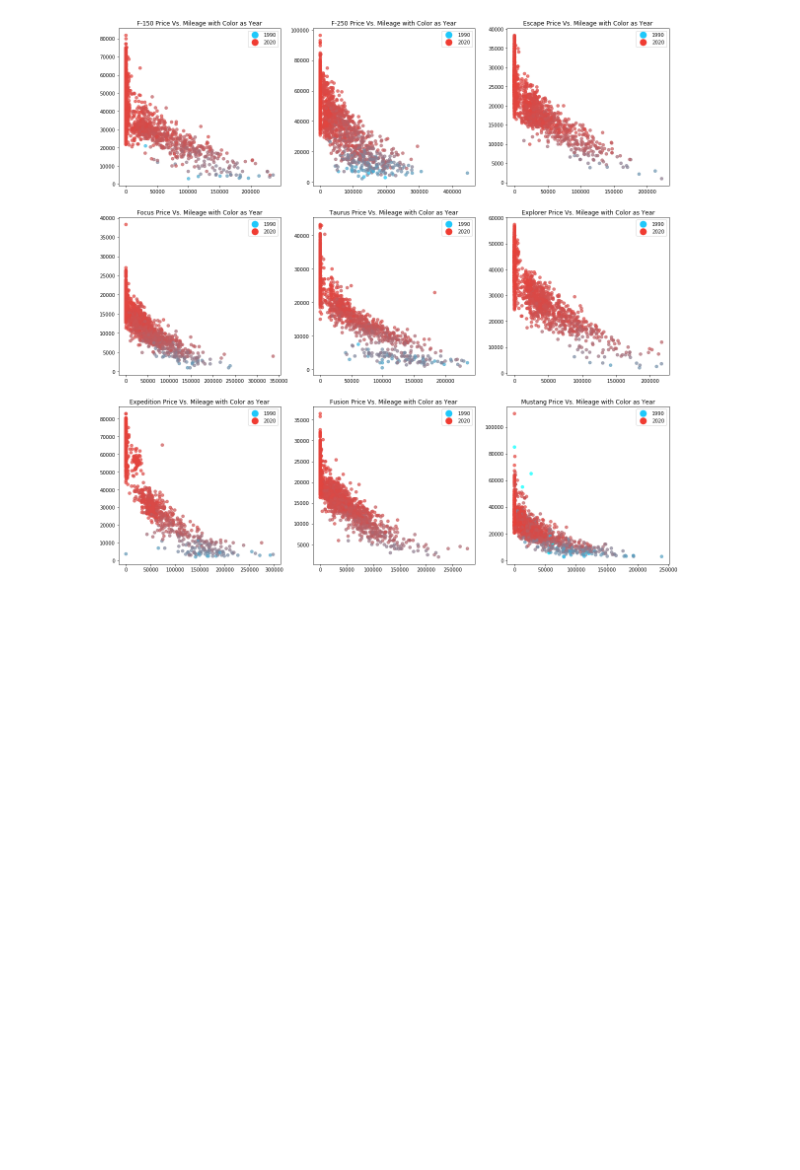
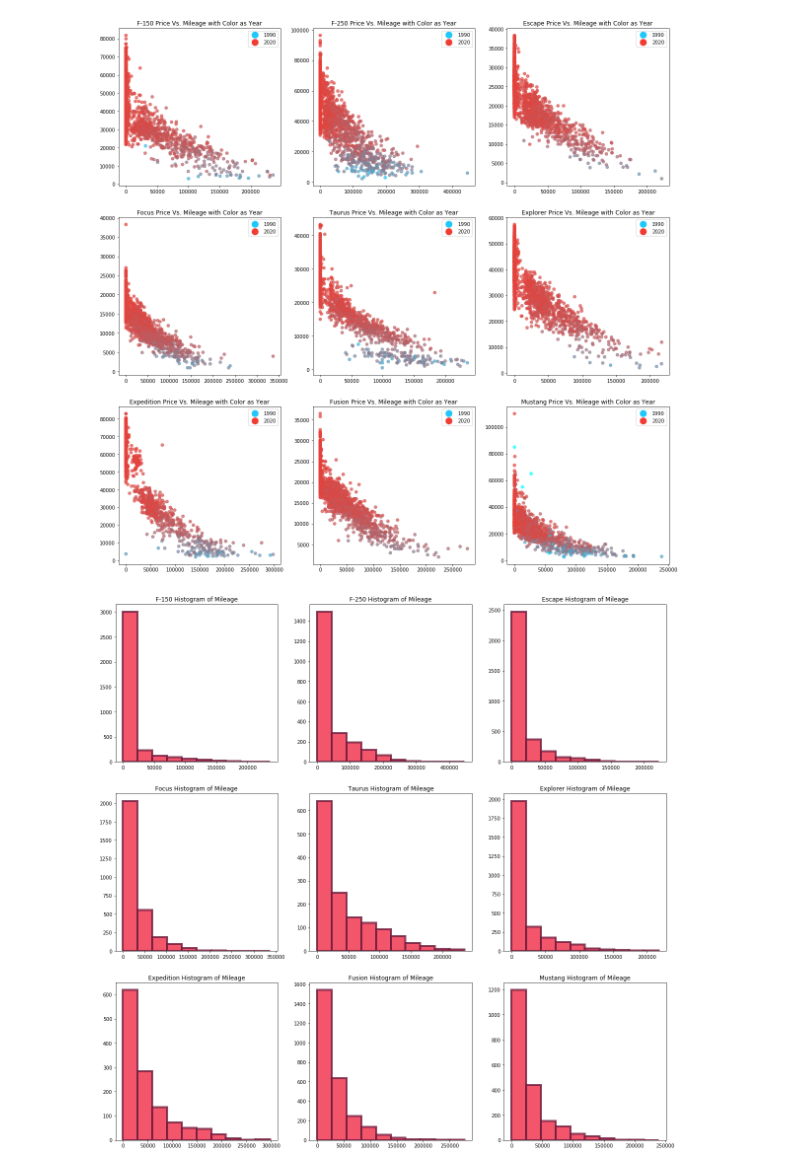
Before and after one commit to JosephNaberhaus/Ford-Cars-In-Iowa-Data-Science, a Jupyter notebook: CarDataVisualization.ipynb, the cells around one changed output. Saved outputs shown, nothing was run; the diff lists cells and outputs as text; code cells hidden in the pictures; blank space fills up the shorter version.

Commit message:
Model exploration added

```diff
--- a/CarDataVisualization.ipynb
+++ b/CarDataVisualization.ipynb
@@ -49,6 +49,7 @@ array(['C-Max Hybrid', 'Ranger', 'F-150', 'Transit-250', 'Escape',
 popularModels = ['F-150', 'F-250', 'Escape', 'Focus', 'Taurus', 'Explorer', 'Expedition', 'Fusion', 'Mustang']
 popularModels_Df = {key: df[df['modelName'] == key] for key in popularModels}
 # %%
+# Plot Price Vs. Mileage trend to explore the general correlation between these variables
 fig = plt.figure(figsize=(20,20))
 
 i = 1
@@ -74,8 +75,26 @@ for modelName, model_df in popularModels_Df.items():
 
     plt.scatter(x=model_df['miles'], y=model_df['price'], color=colors, alpha=0.7)
 
+    # Plot line of best fit
+    plt.plot(np.unique(), np.poly1d(np.polyfit(x, y, 1))(np.unique(x)))
+
     i += 1
 
 plt.show()
 # %% [output]
 [figure]
+# %%
+# Plot the hist map to check how skewed are data is
+fig = plt.figure(figsize=(20,20))
+
+i = 1
+for modelName, model_df in popularModels_Df.items():
+    ax = plt.subplot(3, 3, i)
+
+    title = modelName + " Histogram of Mileage"
+    ax.title.set_text(title)
+    plt.hist(model_df['miles'], bins = 10, color='#f02b45', edgecolor="#6e1d40", linewidth=4, alpha=0.8)
+
+    i = i + 1
+# %% [output]
+[figure, added]
```
Also changed, not shown: 1 other file.
